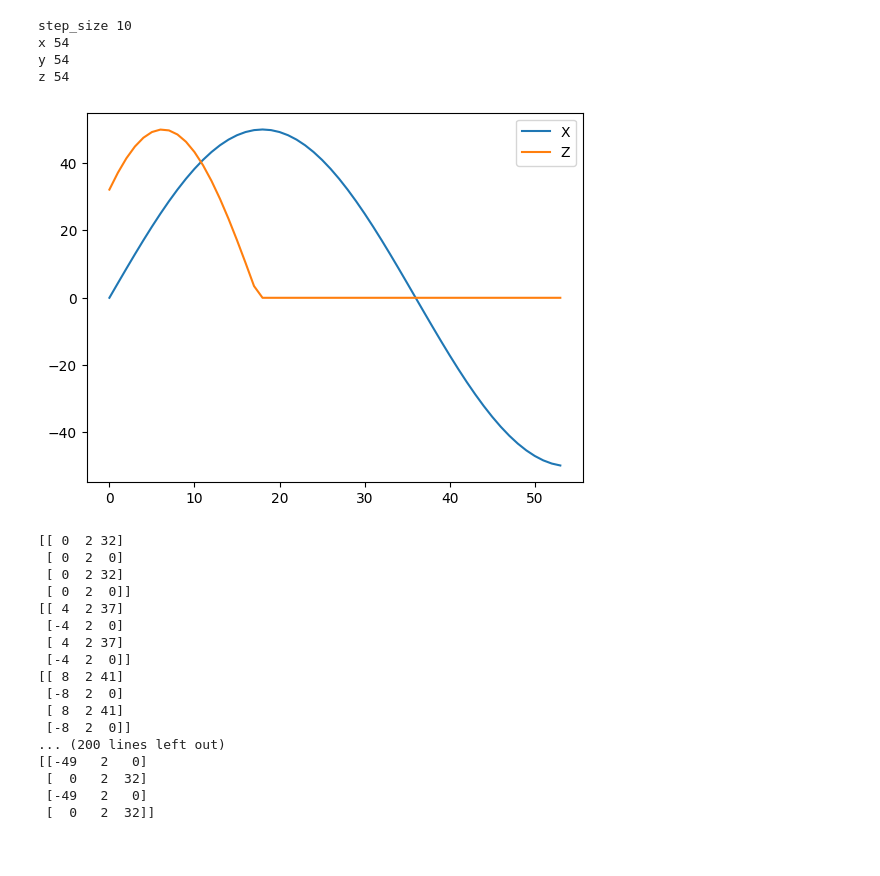
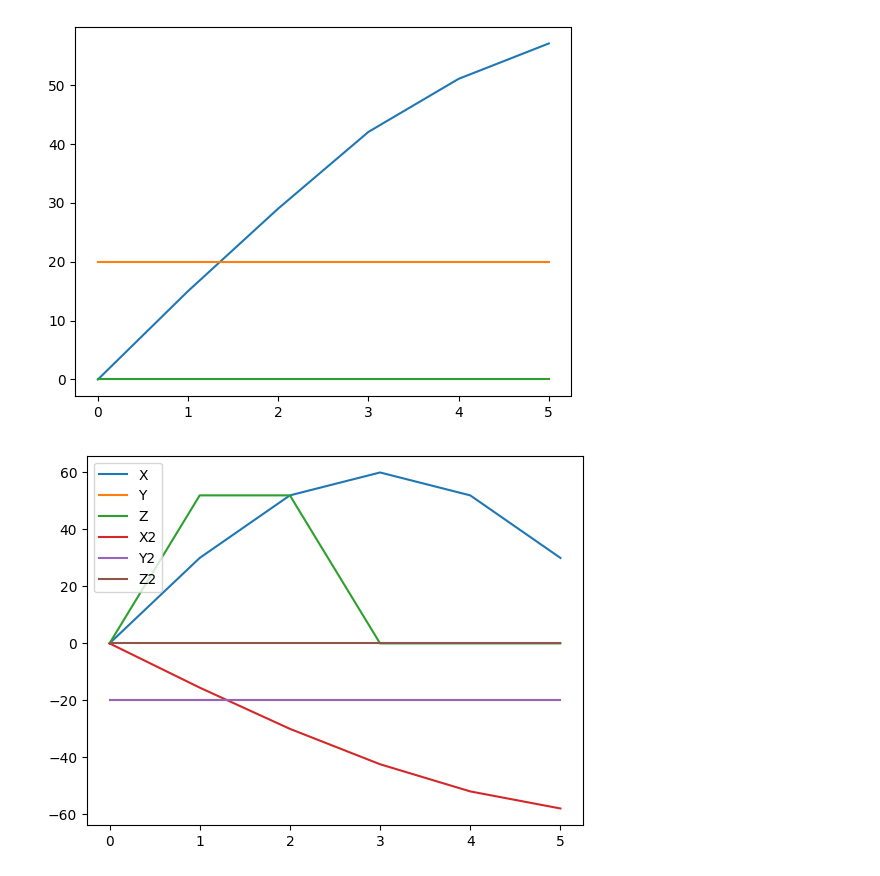
Before and after one commit to kevywilly/vega, a Jupyter notebook: notebooks/steps.ipynb, the cells around one changed output. Cells and saved outputs as stored; diff of their text form; code cells hidden in the pictures.

```diff
--- a/notebooks/steps.ipynb
+++ b/notebooks/steps.ipynb
@@ -1,39 +1,3 @@
 # %%
 import numpy as np
 import matplotlib.pyplot as plt
-# %%
-z_mag = 50
-x_mag = 50
-y_mag = 5
-
-num_steps = 54
-step_size = int(540/num_steps)
-
-x_steps = np.sin(np.radians(np.arange(0,180,step_size/2)))*x_mag
-x_steps2 = np.sin(np.radians(np.arange(180,270,step_size/2)))*x_mag
-x_steps = np.hstack([x_steps,x_steps2])
-
-y_steps = np.full((num_steps), y_mag)
-
-z_steps = np.sin(np.radians(np.arange(40,180,int(step_size*.8))))*z_mag
-z_steps = np.hstack([z_steps,np.zeros(int((180)*2/step_size))])
-
-print("step_size", step_size)
-print("x", x_steps.size)
-print("y", y_steps.size)
-print("z", z_steps.size)
-
-steps = np.array(([x_steps,y_steps,z_steps]))
-steps = steps.reshape(-1,num_steps).transpose(1,0).astype(int)
-# %% [output]
-step_size 10
-x 54
-y 54
-z 54
-# %%
-plt.plot(x_steps, label = "X")
-plt.plot(z_steps, label = "Z")
-plt.legend()
-plt.show()
-# %% [output]
-[figure, removed]
@@ -74,22 +3,0 @@ class Trotter:
-# %%
-trotter = Trotter()
-for x in trotter.step_generator():
-    print(x)
-# %% [output]
-[[ 0  2 32]
- [ 0  2  0]
- [ 0  2 32]
- [ 0  2  0]]
-[[ 4  2 37]
- [-4  2  0]
- [ 4  2 37]
- [-4  2  0]]
-[[ 8  2 41]
- [-8  2  0]
- [ 8  2 41]
- [-8  2  0]]
-... (200 lines left out)
-[[-49   2   0]
- [  0   2  32]
- [-49   2   0]
- [  0   2  32]]
@@ -95,0 +6,17 @@ for x in trotter.step_generator():
+# %%
+trot = Trot()
+
+plt.plot(trot.steps2)
+plt.show()
+
+plt.plot(trot.x, label = "X")
+plt.plot(trot.y, label = "Y")
+plt.plot(trot.z, label = "Z")
+plt.plot(trot.x2, label = "X2")
+plt.plot(trot.y2, label = "Y2")
+plt.plot(trot.z2, label = "Z2")
+plt.legend()
+plt.show()
+# %% [output]
+[figure, added]
+[figure, added]
```
Also changed, not shown: parts of 4 cells of this notebook, 2 other files.
